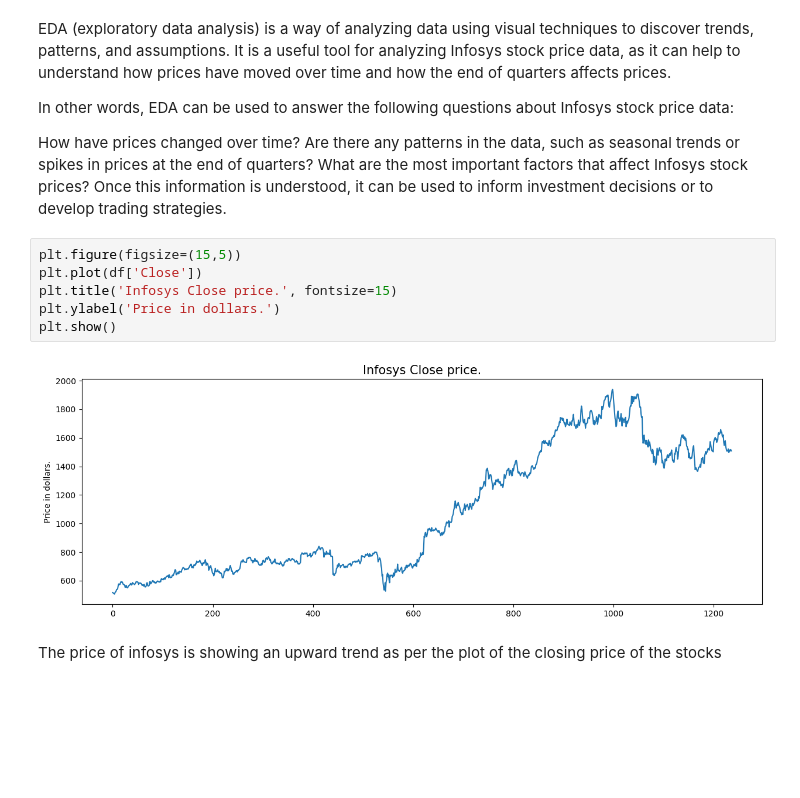
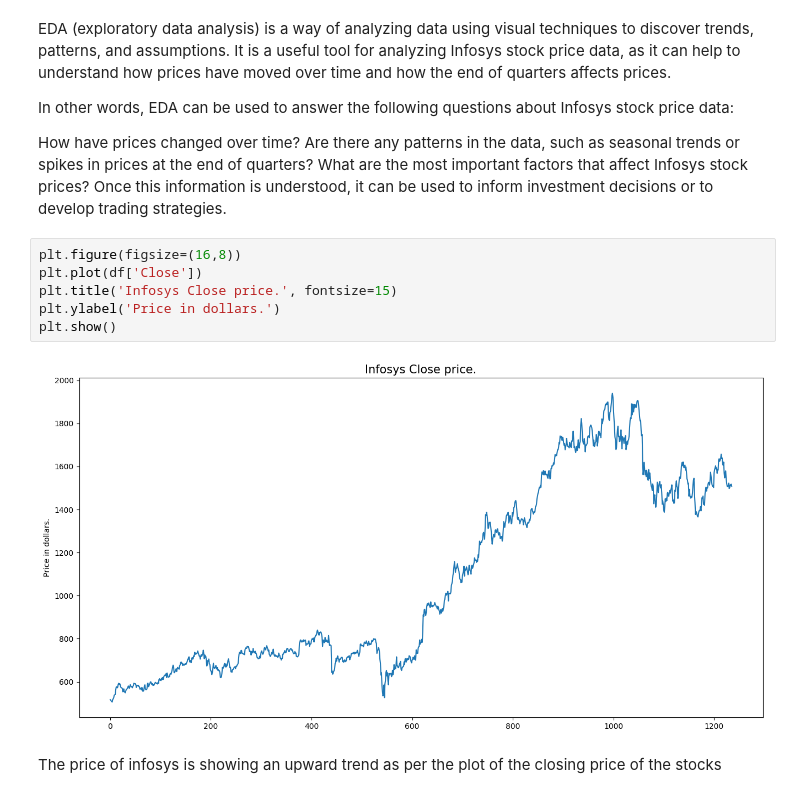
Before and after one commit to Rishit-shah2002/ML_Project, a Jupyter notebook: ML_Project.ipynb, the cells around one changed output. Saved outputs shown, nothing was run; the diff lists cells and outputs as text; blank space fills up the shorter version.

```diff
--- a/ML_Project.ipynb
+++ b/ML_Project.ipynb
@@ -95,13 +95,13 @@ Are there any patterns in the data, such as seasonal trends or spikes in prices
 What are the most important factors that affect Infosys stock prices?
 Once this information is understood, it can be used to inform investment decisions or to develop trading strategies.
 # %%
-plt.figure(figsize=(15,5))
+plt.figure(figsize=(16,8))
 plt.plot(df['Close'])
 plt.title('Infosys Close price.', fontsize=15)
 plt.ylabel('Price in dollars.')
 plt.show()
 # %% [output]
-[figure, old version]
+[figure, new version]
 # %% [markdown]
 The price of infosys is showing an upward trend as per the plot of the closing price of the stocks
 # %%
```
Also changed, not shown: parts of 6 cells of this notebook.
